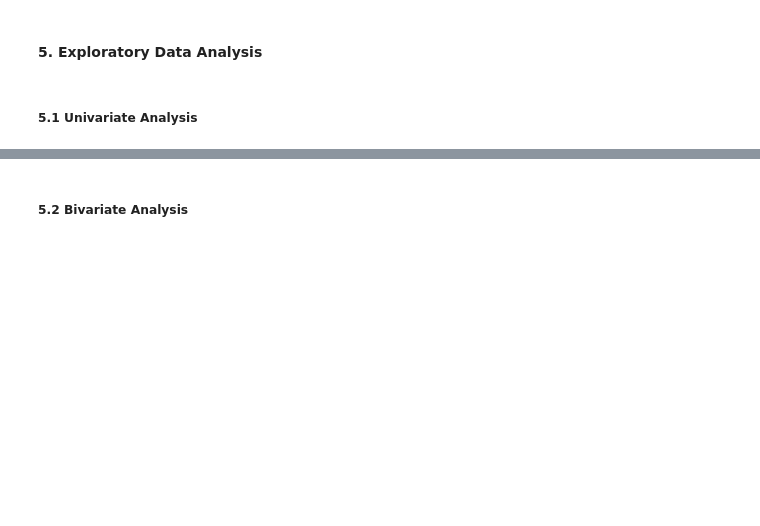
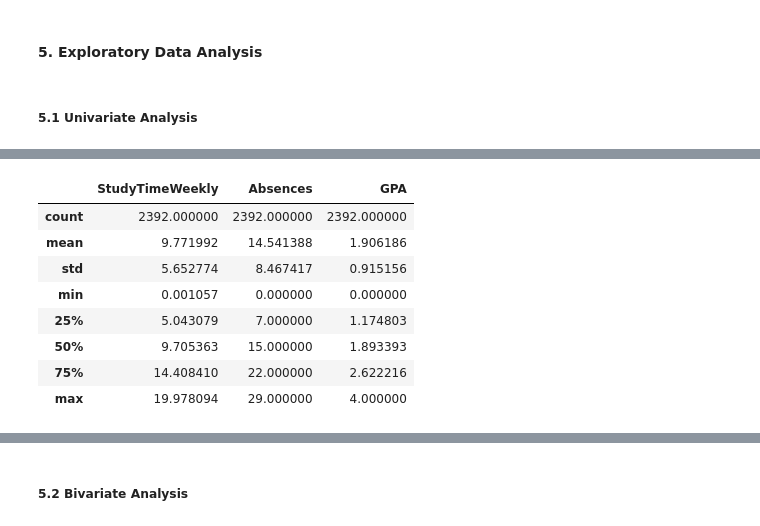
Before and after one commit to Marcus-Moen/MLG382-PROJECT-1, a Jupyter notebook: Project.ipynb, the cells around one changed output, grey strips where cells are left out. Cells and saved outputs as stored; diff of their text form; code cells hidden in the pictures; blank space fills up the shorter version.

```diff
--- a/Project.ipynb
+++ b/Project.ipynb
@@ -158,0 +168,13 @@ for col in numeric_feats:
+# %%
+#Summarry Statistics for numerical Columns
+df[numerical_cols].describe()
+# %% [output]
+|  | StudyTimeWeekly | Absences | GPA |
+| count | 2392.000000 | 2392.000000 | 2392.000000 |
+| mean | 9.771992 | 14.541388 | 1.906186 |
+| std | 5.652774 | 8.467417 | 0.915156 |
+| min | 0.001057 | 0.000000 | 0.000000 |
+| 25% | 5.043079 | 7.000000 | 1.174803 |
+| 50% | 9.705363 | 15.000000 | 1.893393 |
+| 75% | 14.408410 | 22.000000 | 2.622216 |
+| max | 19.978094 | 29.000000 | 4.000000 |
```
Also changed, not shown: parts of 4 cells of this notebook.
